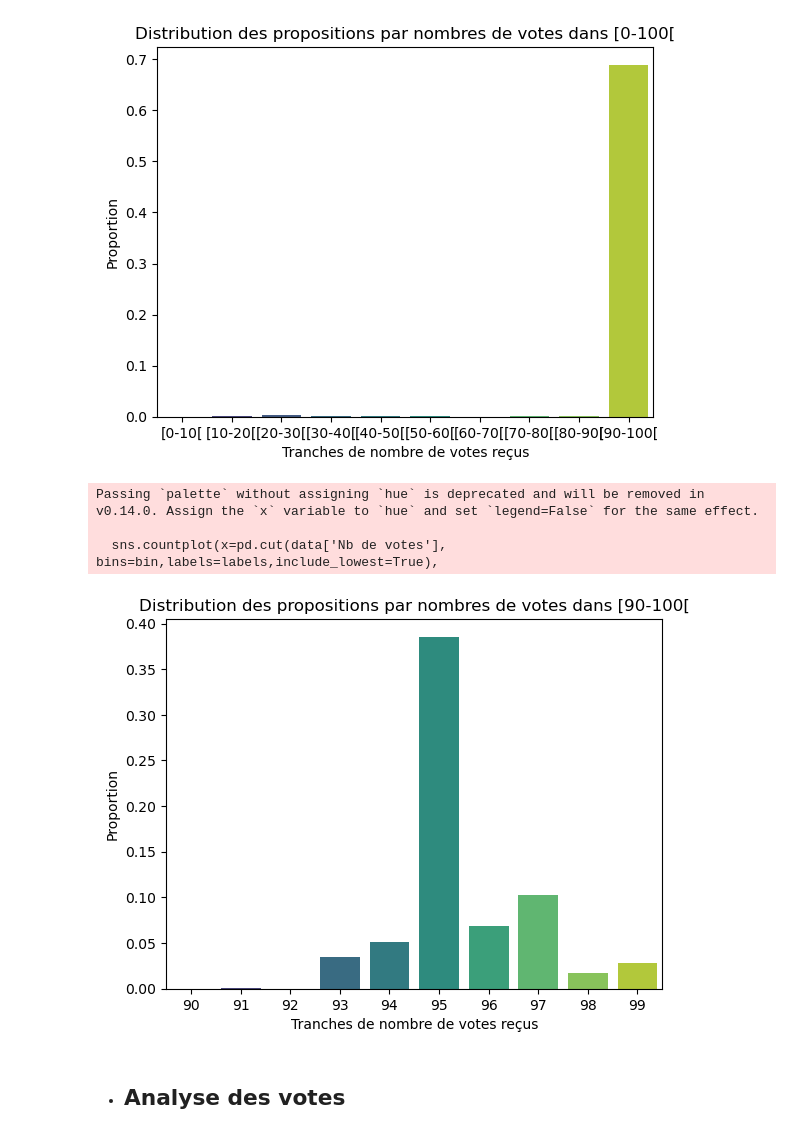
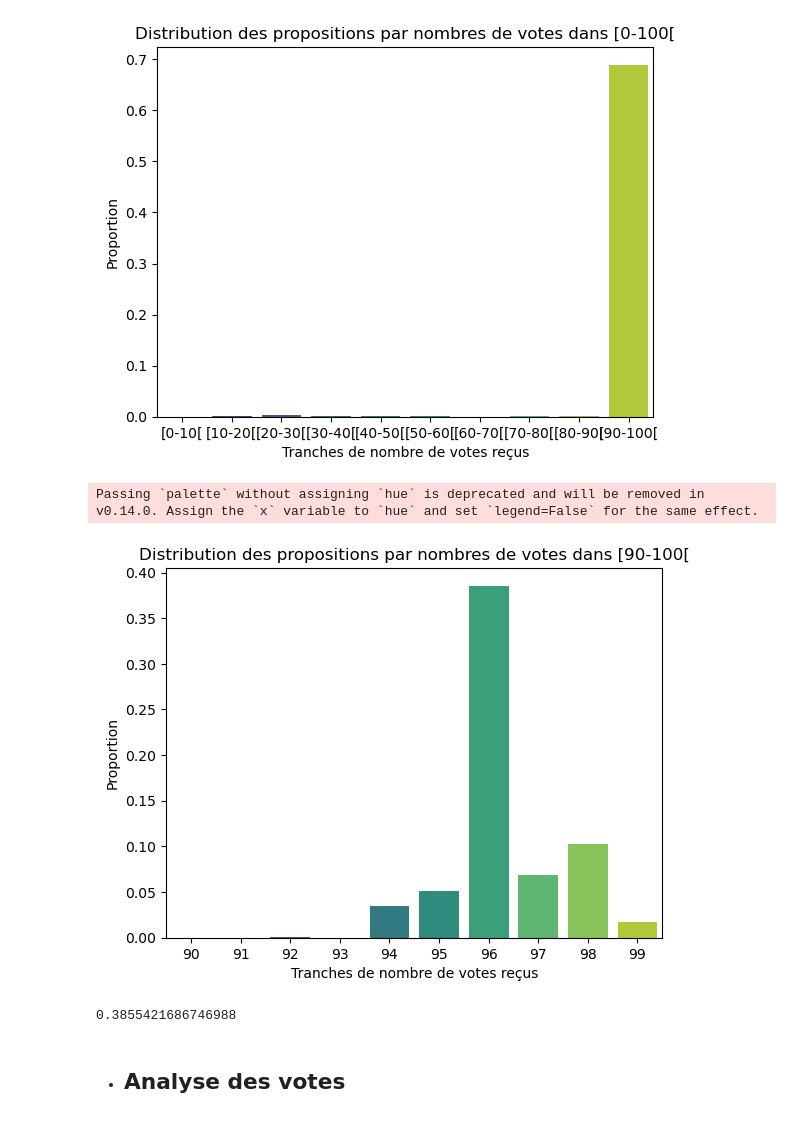
Before and after one commit to konanleger/PROJET-STATISTIQUE-DES-PROS, a Jupyter notebook: projet_stat.ipynb, the cells around one changed output. Cells and saved outputs as stored; diff of their text form; code cells hidden in the pictures.

```diff
--- a/projet_stat.ipynb
+++ b/projet_stat.ipynb
@@ -550,25 +536,28 @@ Passing `palette` without assigning `hue` is deprecated and will be removed in v
 [figure]
 # %%
 # Définir les intervalles et les étiquettes
-bin = [90,91,92,93,94,95,96,97,98,99,100]  # Limites des intervalles
+bin = [89,90,91,92,93,94,95,96,97,98,99]  # Limites des intervalles
 labels = ['90','91','92','93','94','95','96','97','98','99']  # Noms des catégories
 #plt.xticks(ticks=np.arange(90,101,1))
 # Utiliser pd.cut directement dans le graphique
 #sns.countplot(x=pd.cut(data['Nb de votes'], bins=bins, labels=labels, include_lowest=True), palette='viridis', stat ='proportion')
 #sns.histplot(data= data,x='Nb de votes',bins=bin, color=sns.color_palette('viridis', n_colors=10)[0], stat='proportion')
-sns.countplot(x=pd.cut(data['Nb de votes'], bins=bin,labels=labels,include_lowest=True),
+sns.countplot(x=pd.cut(data['Nb de votes'], bins=bin,labels=labels,include_lowest=False),
               palette='viridis', stat ='proportion')
 
 # Ajouter les titres et labels
 plt.title('Distribution des propositions par nombres de votes dans [90-100[')
 plt.xlabel('Tranches de nombre de votes reçus')
 plt.ylabel('Proportion')
 plt.show()
 # %% [output]
 Passing `palette` without assigning `hue` is deprecated and will be removed in v0.14.0. Assign the `x` variable to `hue` and set `legend=False` for the same effect.
-
-  sns.countplot(x=pd.cut(data['Nb de votes'], bins=bin,labels=labels,include_lowest=True),
-[figure, old version]
+[figure, new version]
+# %%
+votes96 = (data['Nb de votes'] == 96).sum() / len(data)
+print(votes96)
+# %% [output]
+0.3855421686746988
 # %% [markdown]
 * ## Analyse des votes
 # %%
```
Also changed, not shown: parts of 14 cells of this notebook.
